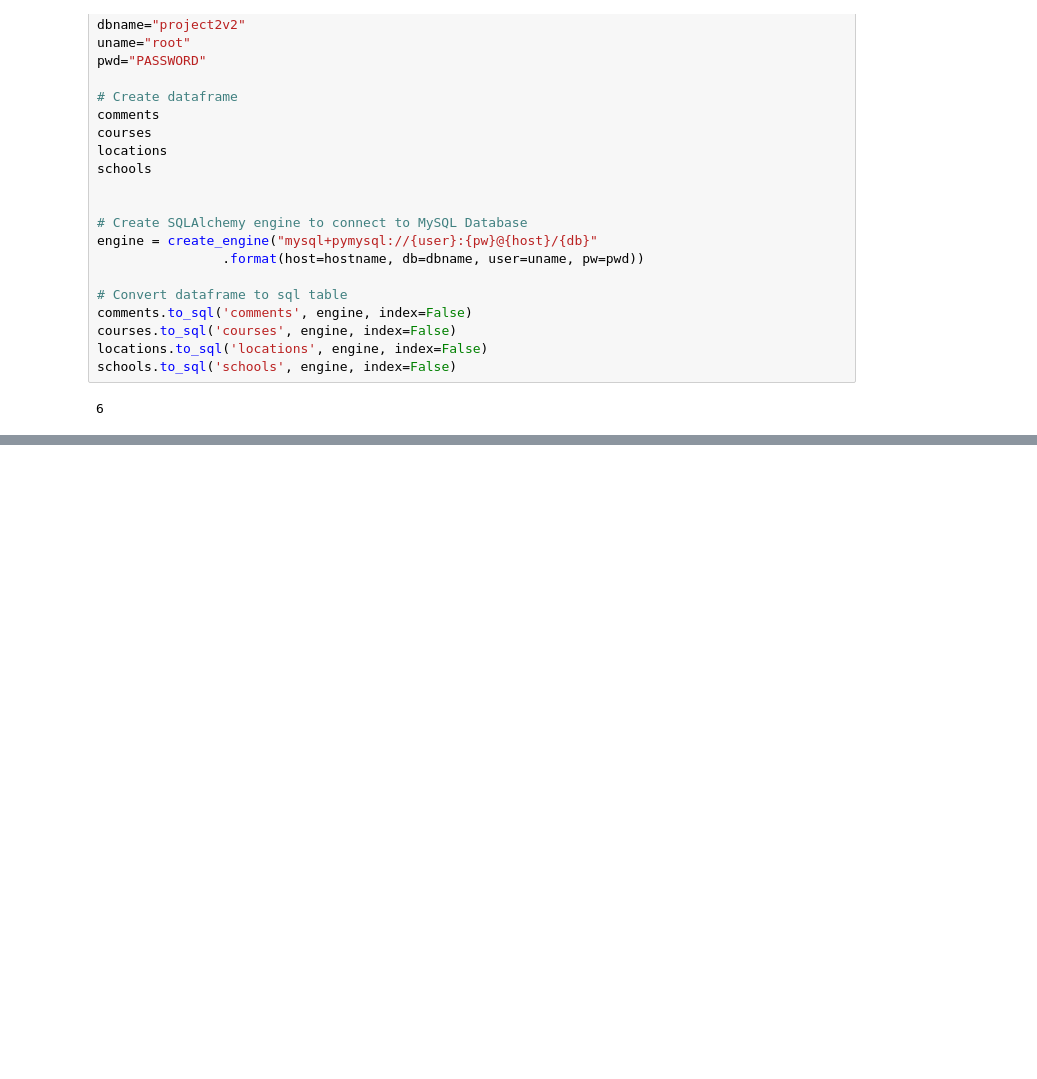
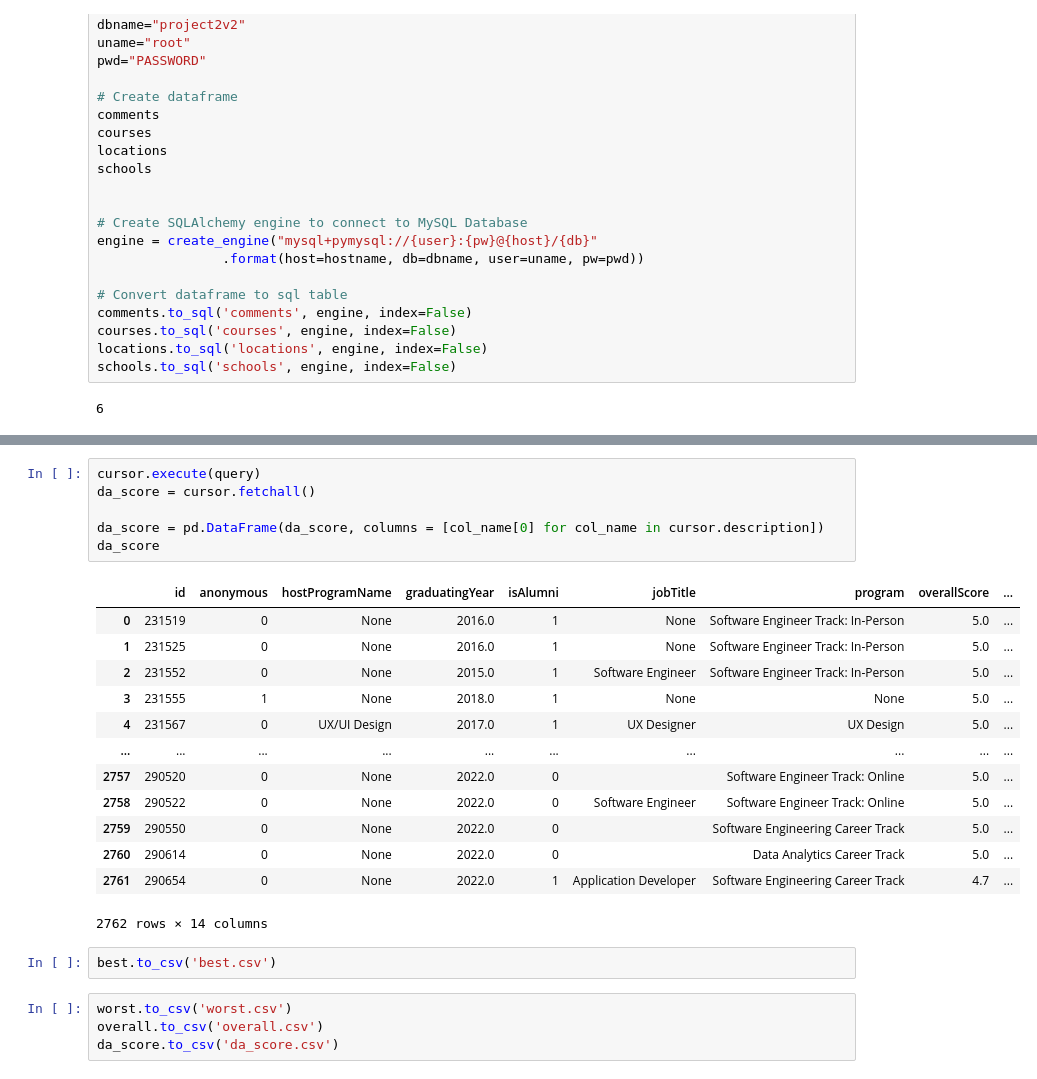
Before and after one commit to andersgom/w2-project2, a Jupyter notebook: project2_notebook_andres.ipynb, the cells around one changed output, grey strips where cells are left out. Drawn from its saved outputs; the diff is of its cells as text; blank space fills up the shorter version.

```diff
--- a/project2_notebook_andres.ipynb
+++ b/project2_notebook_andres.ipynb
@@ -236,0 +333,26 @@ schools.to_sql('schools', engine, index=False)
+# %%
+cursor.execute(query)
+da_score = cursor.fetchall()
+
+da_score = pd.DataFrame(da_score, columns = [col_name[0] for col_name in cursor.description])
+da_score
+# %% [output]
+|  | id | anonymous | hostProgramName | graduatingYear | isAlumni | jobTitle | program | overallScore | ... |
+| 0 | 231519 | 0 | None | 2016.0 | 1 | None | Software Engineer Track: In-Person | 5.0 | ... |
+| 1 | 231525 | 0 | None | 2016.0 | 1 | None | Software Engineer Track: In-Person | 5.0 | ... |
+| 2 | 231552 | 0 | None | 2015.0 | 1 | Software Engineer | Software Engineer Track: In-Person | 5.0 | ... |
+| 3 | 231555 | 1 | None | 2018.0 | 1 | None | None | 5.0 | ... |
+| 4 | 231567 | 0 | UX/UI Design | 2017.0 | 1 | UX Designer | UX Design | 5.0 | ... |
+| ... | ... | ... | ... | ... | ... | ... | ... | ... | ... |
+| 2757 | 290520 | 0 | None | 2022.0 | 0 |  | Software Engineer Track: Online | 5.0 | ... |
+| 2758 | 290522 | 0 | None | 2022.0 | 0 | Software Engineer | Software Engineer Track: Online | 5.0 | ... |
+| 2759 | 290550 | 0 | None | 2022.0 | 0 |  | Software Engineering Career Track | 5.0 | ... |
+| 2760 | 290614 | 0 | None | 2022.0 | 0 |  | Data Analytics Career Track | 5.0 | ... |
+| 2761 | 290654 | 0 | None | 2022.0 | 1 | Application Developer | Software Engineering Career Track | 4.7 | ... |
+2762 rows × 14 columns
+# %%
+best.to_csv('best.csv')
+# %%
+worst.to_csv('worst.csv')
+overall.to_csv('overall.csv')
+da_score.to_csv('da_score.csv')
```
Also changed, not shown: parts of 8 cells of this notebook, 4 other files.
